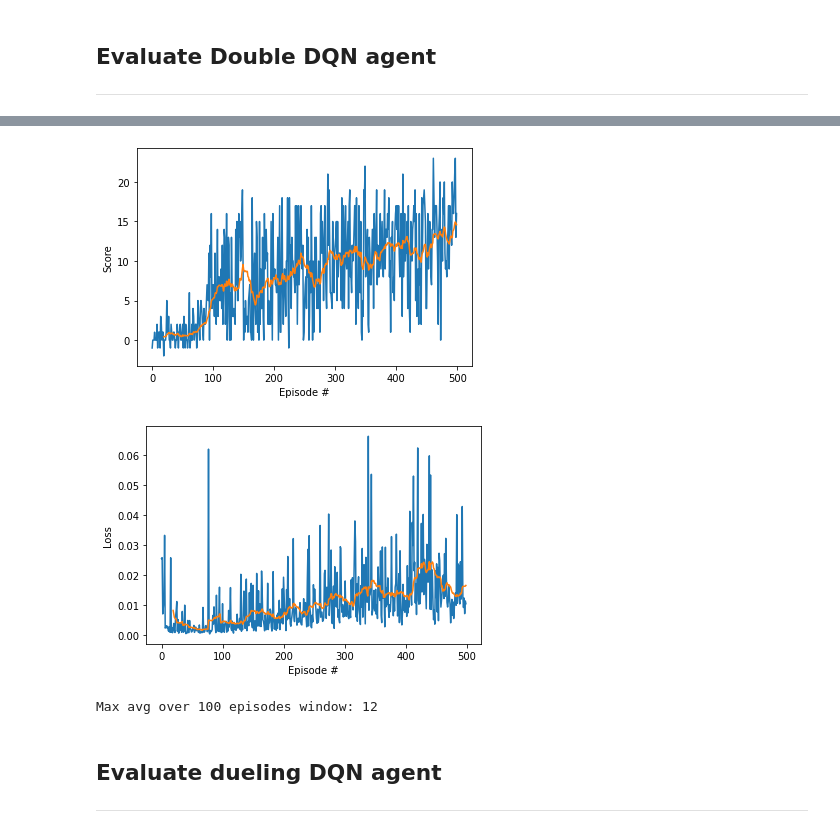
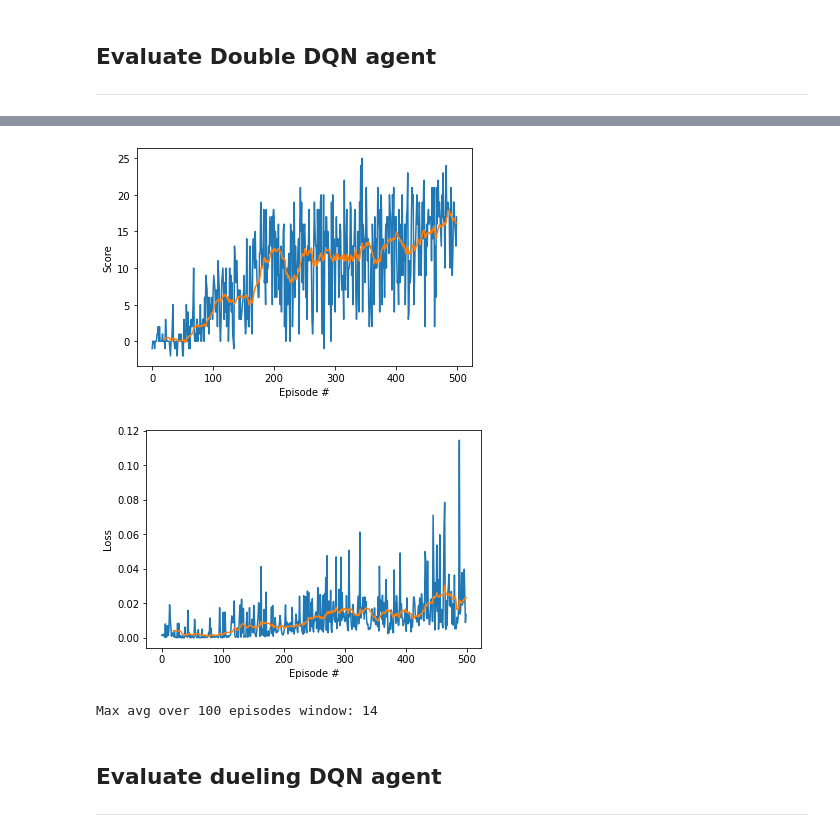
Before and after one commit to guillaumeboniface/bananaland, a Jupyter notebook: solution_walkthrough.ipynb, the cells around one changed output, grey strips where cells are left out. Saved outputs shown, nothing was run; the diff lists cells and outputs as text; code cells hidden in the pictures.

```diff
--- a/solution_walkthrough.ipynb
+++ b/solution_walkthrough.ipynb
@@ -116,7 +116,7 @@ class Config:
         self.memory_size = int(1e5)
         self.batch_size = 64
         self.update_every = 4
-        self.mlp_layers = (200, 150)
+        self.mlp_layers = (200, 150, 150)
         self.learning_rate = 5e-4
 
         self.is_ddqn = False
@@ -155,7 +155,7 @@ class Config:
         self.memory_size = int(1e5)
         self.batch_size = 64
         self.update_every = 4
-        self.mlp_layers = (200, 150)
+        self.mlp_layers = (200, 150, 150)
         self.learning_rate = 5e-4
 
         self.is_ddqn = True
@@ -179,6 +179,6 @@ Episode 499/500 | Max Average Score: 14.95 | Model 1 loss: 0.01 | Memory max pri
-[figure, old version]
+[figure, new version]
-[figure, old version]
+[figure, new version]
-Max avg over 100 episodes window: 12
+Max avg over 100 episodes window: 14
 # %% [markdown]
 ## Evaluate dueling DQN agent
 
```
Also changed, not shown: parts of 7 cells of this notebook, 6 other files.
